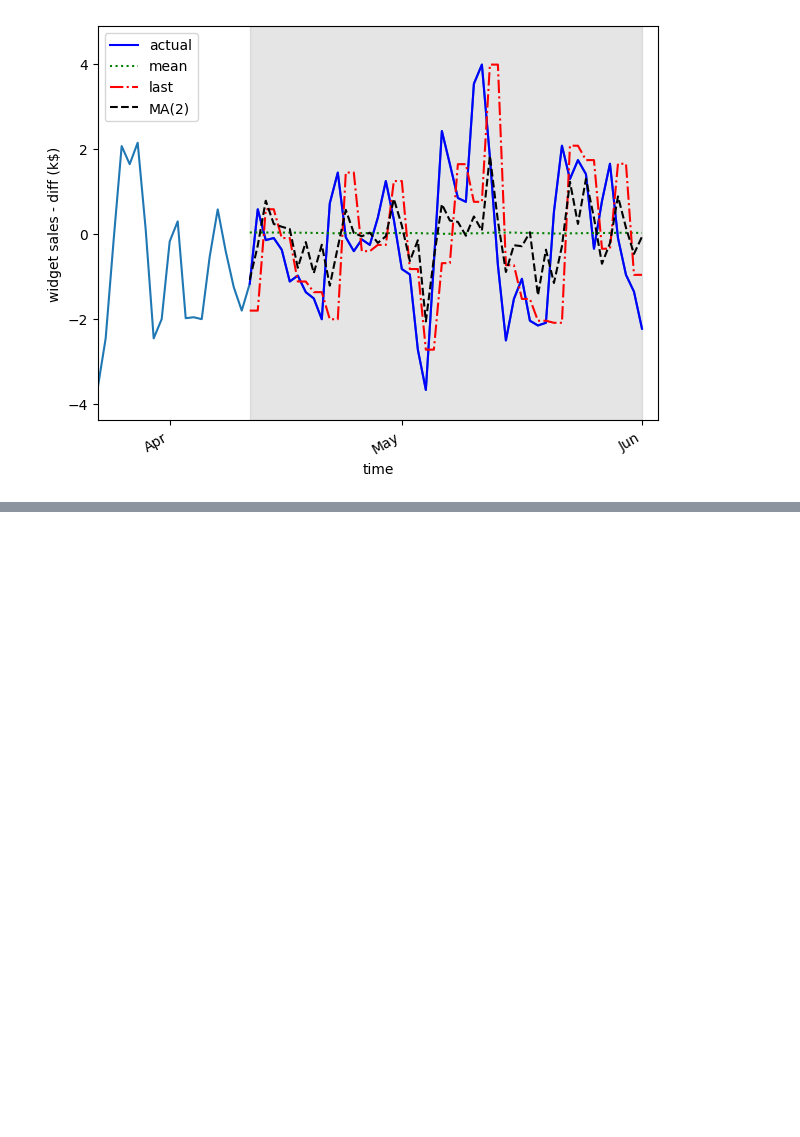
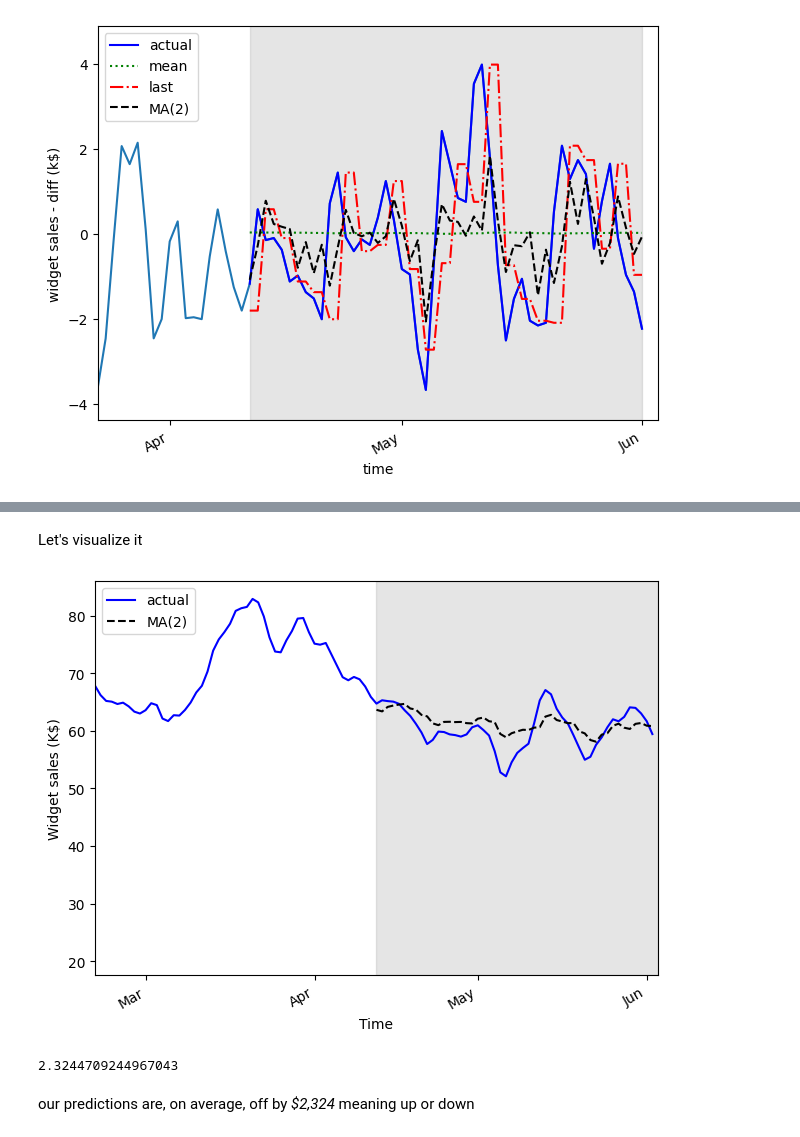
Before and after one commit to bsantanad/time-series, a Jupyter notebook: ch4_moving_average/moving_average_order_q.ipynb, the cells around one changed output, grey strips where cells are left out. Cells and saved outputs as stored; diff of their text form; code cells hidden in the pictures; blank space fills up the shorter version.

```diff
--- a/ch4_moving_average/moving_average_order_q.ipynb
+++ b/ch4_moving_average/moving_average_order_q.ipynb
@@ -282,0 +307,4 @@ plt.tight_layout()
+# %%
+df['pred_widget_sales'] = pd.Series()
+# we start from the first test value meaning lenght - 50 aka 450
+df['pred_widget_sales'][450:] = df['widget_sales'].iloc[450] + pred_df['pred_ma'].cumsum()
@@ -282,0 +327,31 @@ plt.tight_layout()
+# %% [markdown]
+Let's visualize it
+# %%
+fig, ax = plt.subplots()
+
+ax.plot(df['widget_sales'], 'b-', label='actual')
+ax.plot(df['pred_widget_sales'], 'k--', label='MA(2)')
+
+ax.legend(loc = 2)
+
+ax.set_xlabel('Time')
+ax.set_ylabel('Widget sales (K$)')
+
+ax.axvspan(450, 500, color='#808080', alpha=0.2)
+
+ax.set_xlim(400, 500)
+plt.xticks(
+    [409, 439, 468, 498],
+    ['Mar', 'Apr', 'May', 'Jun'])
+
+fig.autofmt_xdate()
+plt.tight_layout()
+# %% [output]
+[figure, added]
+# %%
+mae_ma_undiff = sklearn.metrics.mean_absolute_error(df['widget_sales'].iloc[450:], df['pred_widget_sales'].iloc[450:])
+print(mae_ma_undiff)
+# %% [output]
+2.3244709244967043
+# %% [markdown]
+our predictions are, on average, off by _$2,324_ meaning up or down
```
Also changed, not shown: parts of 11 cells of this notebook, 1 other file.
